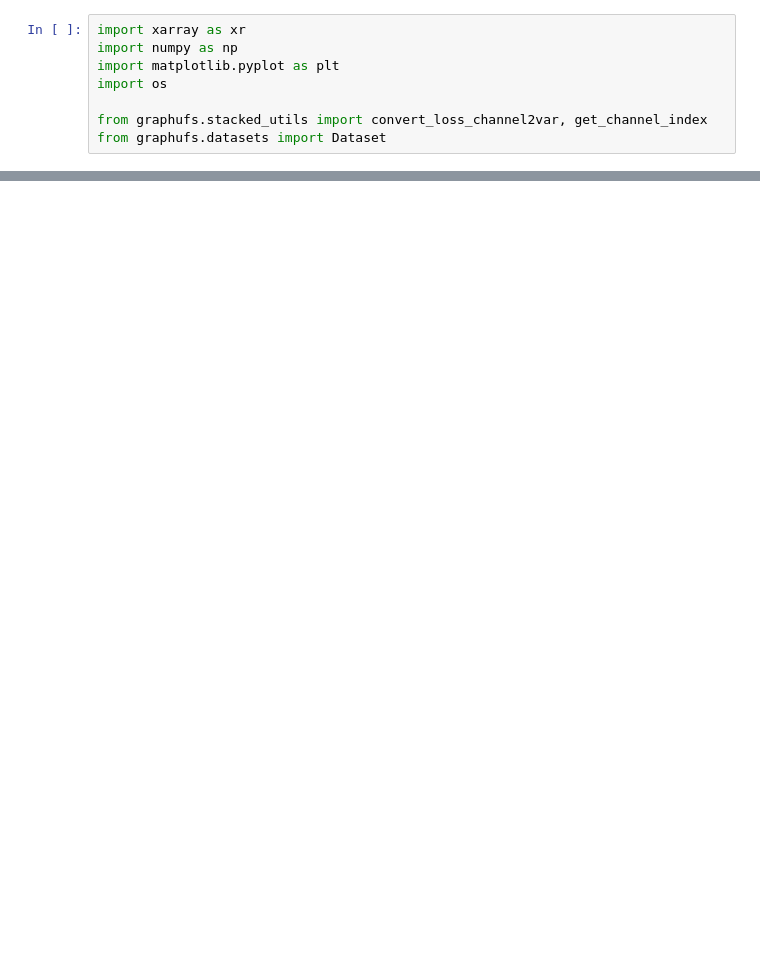
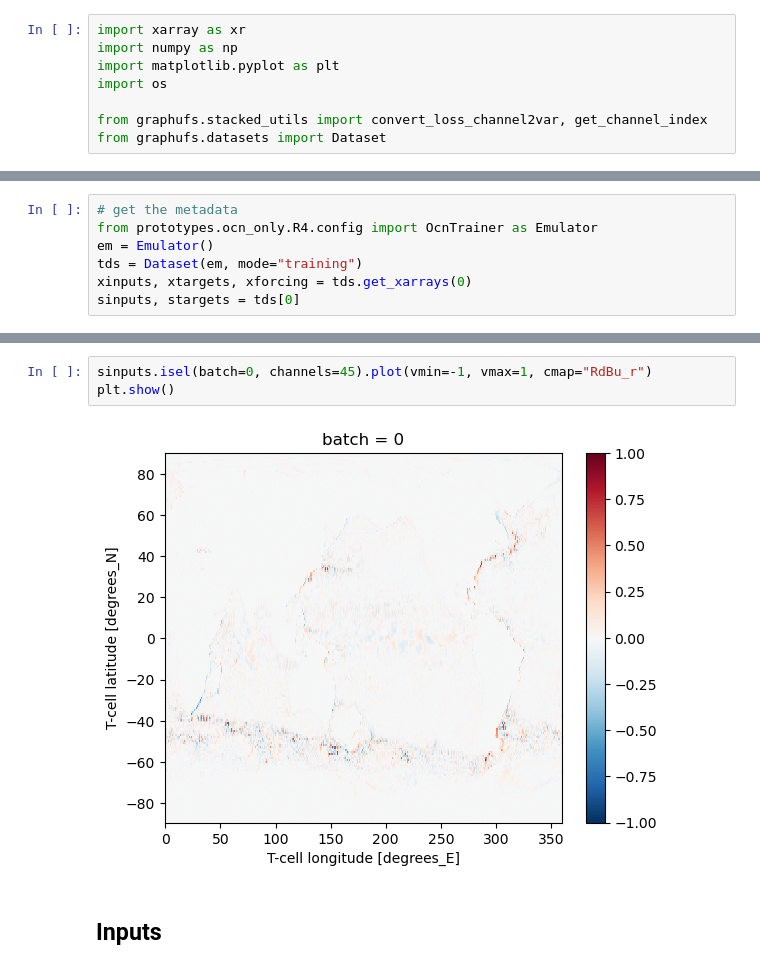
Before and after one commit to NOAA-PSL/graph-ufs, a Jupyter notebook: prototypes/notebooks/visualize_training_data.ipynb, the cells around one changed output, grey strips where cells are left out. Cells and saved outputs as stored; diff of their text form; blank space fills up the shorter version.

```diff
--- a/prototypes/notebooks/visualize_training_data.ipynb
+++ b/prototypes/notebooks/visualize_training_data.ipynb
@@ -14,3 +14,10 @@ _expt = "R1"
 _prototype_dir_home = "/global/homes/n/nagarwal/graph-ufs/prototypes/"
 _inference_dir = os.path.join(_scratch, _prototype, _expt,
                               "inference", "validation")
+# %%
+# get the metadata
+from prototypes.ocn_only.R4.config import OcnTrainer as Emulator
+em = Emulator()
+tds = Dataset(em, mode="training")
+xinputs, xtargets, xforcing = tds.get_xarrays(0)
+sinputs, stargets = tds[0]
@@ -17,3 +82,10 @@ _inference_dir = os.path.join(_scratch, _prototype, _expt,
+# %%
+sinputs.isel(batch=0, channels=45).plot(vmin=-1, vmax=1, cmap="RdBu_r")
+plt.show()
+# %% [output]
+[figure, added]
+# %% [markdown]
+## Inputs
 # %%
 # open inputs from the training data
 ds_dir =  os.path.join(_scratch, _prototype, _expt, "training")
```
Also changed, not shown: parts of 24 cells of this notebook, 6 other files.
